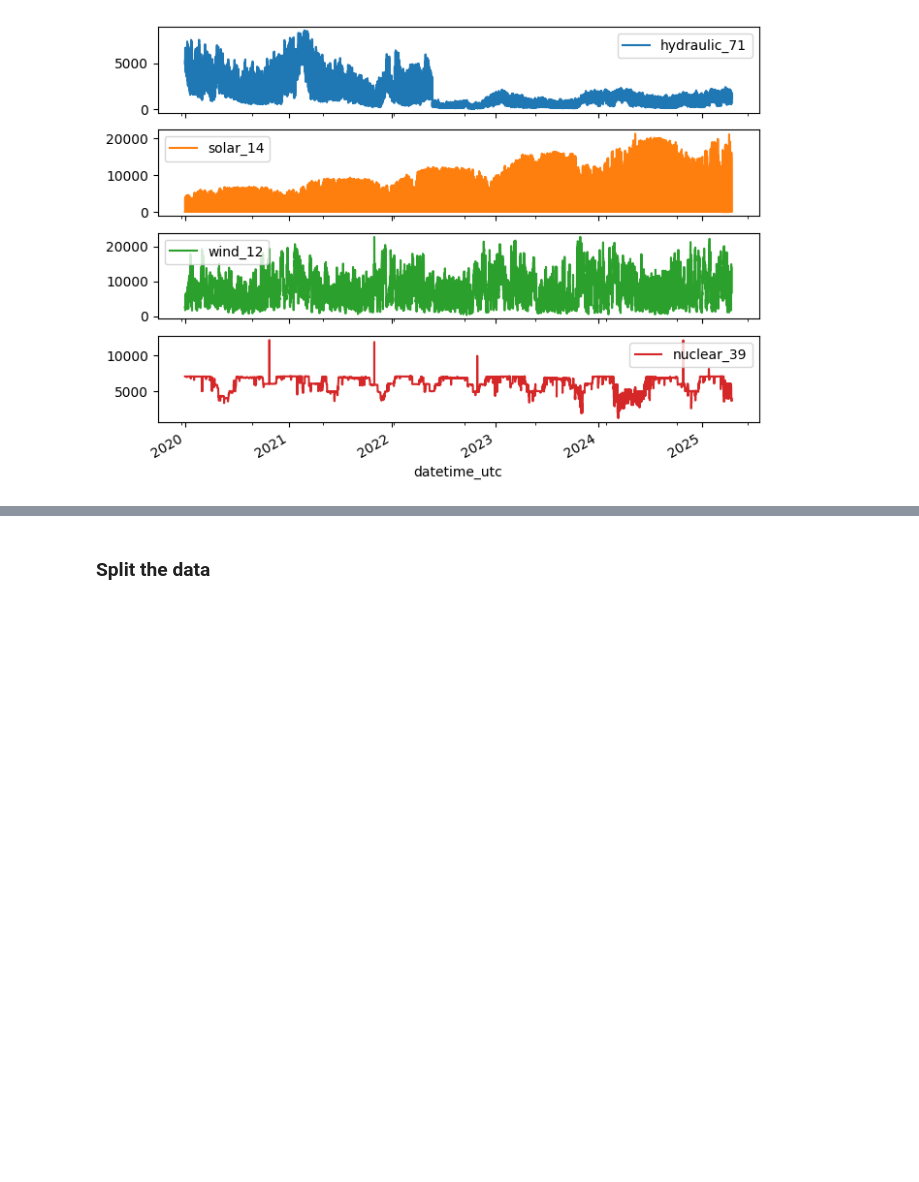
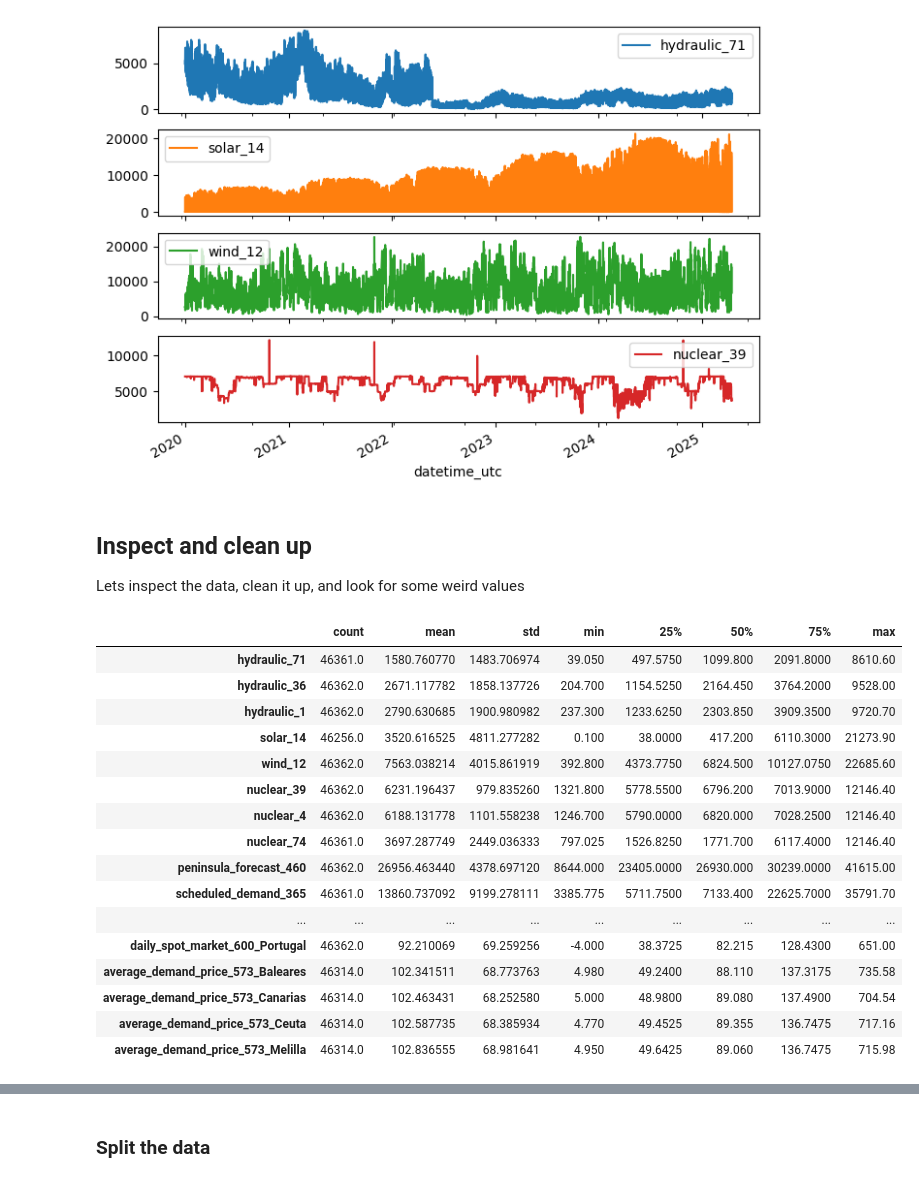
Before and after one commit to santos-404/time-series-tfg, a Jupyter notebook: src/time_series.ipynb, the cells around one changed output, grey strips where cells are left out. Saved outputs shown, nothing was run; the diff lists cells and outputs as text; code cells hidden in the pictures; blank space fills up the shorter version.

```diff
--- a/src/time_series.ipynb
+++ b/src/time_series.ipynb
@@ -39,3 +39,26 @@ array([<Axes: xlabel='datetime_utc'>, <Axes: xlabel='datetime_utc'>,
        <Axes: xlabel='datetime_utc'>, <Axes: xlabel='datetime_utc'>],
       dtype=object)
 [figure]
+# %% [markdown]
+## Inspect and clean up
+Lets inspect the data, clean it up, and look for some weird values
+# %%
+df.describe().transpose()
+# %% [output]
+|  | count | mean | std | min | 25% | 50% | 75% | max |
+| hydraulic_71 | 46361.0 | 1580.760770 | 1483.706974 | 39.050 | 497.5750 | 1099.800 | 2091.8000 | 8610.60 |
+| hydraulic_36 | 46362.0 | 2671.117782 | 1858.137726 | 204.700 | 1154.5250 | 2164.450 | 3764.2000 | 9528.00 |
+| hydraulic_1 | 46362.0 | 2790.630685 | 1900.980982 | 237.300 | 1233.6250 | 2303.850 | 3909.3500 | 9720.70 |
+| solar_14 | 46256.0 | 3520.616525 | 4811.277282 | 0.100 | 38.0000 | 417.200 | 6110.3000 | 21273.90 |
+| wind_12 | 46362.0 | 7563.038214 | 4015.861919 | 392.800 | 4373.7750 | 6824.500 | 10127.0750 | 22685.60 |
+| nuclear_39 | 46362.0 | 6231.196437 | 979.835260 | 1321.800 | 5778.5500 | 6796.200 | 7013.9000 | 12146.40 |
+| nuclear_4 | 46362.0 | 6188.131778 | 1101.558238 | 1246.700 | 5790.0000 | 6820.000 | 7028.2500 | 12146.40 |
+| nuclear_74 | 46361.0 | 3697.287749 | 2449.036333 | 797.025 | 1526.8250 | 1771.700 | 6117.4000 | 12146.40 |
+| peninsula_forecast_460 | 46362.0 | 26956.463440 | 4378.697120 | 8644.000 | 23405.0000 | 26930.000 | 30239.0000 | 41615.00 |
+| scheduled_demand_365 | 46361.0 | 13860.737092 | 9199.278111 | 3385.775 | 5711.7500 | 7133.400 | 22625.7000 | 35791.70 |
+| ... | ... | ... | ... | ... | ... | ... | ... | ... |
+| daily_spot_market_600_Portugal | 46362.0 | 92.210069 | 69.259256 | -4.000 | 38.3725 | 82.215 | 128.4300 | 651.00 |
+| average_demand_price_573_Baleares | 46314.0 | 102.341511 | 68.773763 | 4.980 | 49.2400 | 88.110 | 137.3175 | 735.58 |
+| average_demand_price_573_Canarias | 46314.0 | 102.463431 | 68.252580 | 5.000 | 48.9800 | 89.080 | 137.4900 | 704.54 |
+| average_demand_price_573_Ceuta | 46314.0 | 102.587735 | 68.385934 | 4.770 | 49.4525 | 89.355 | 136.7475 | 717.16 |
+| average_demand_price_573_Melilla | 46314.0 | 102.836555 | 68.981641 | 4.950 | 49.6425 | 89.060 | 136.7475 | 715.98 |
```
Also changed, not shown: parts of 16 cells of this notebook.
